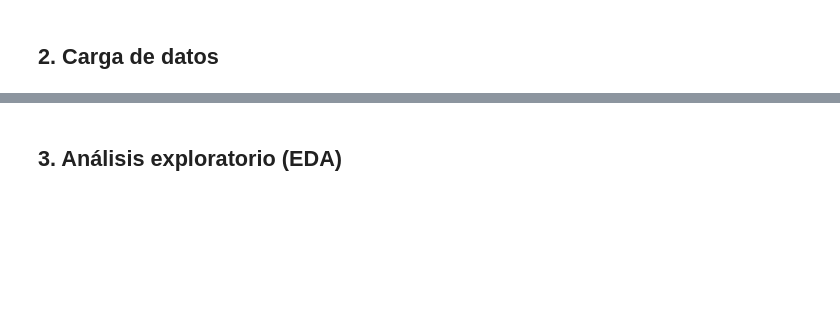
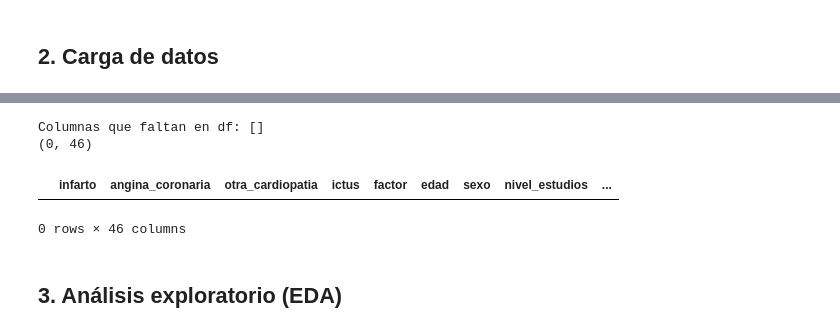
Before and after one commit to jorgeshzhndz/Riesgo_Cardiovascular_ML, a Jupyter notebook: notebooks/ML_Cardiovascular_Risk.ipynb, the cells around one changed output, grey strips where cells are left out. Saved outputs shown, nothing was run; the diff lists cells and outputs as text; code cells hidden in the pictures; blank space fills up the shorter version.

```diff
--- a/notebooks/ML_Cardiovascular_Risk.ipynb
+++ b/notebooks/ML_Cardiovascular_Risk.ipynb
@@ -59,2 +222,70 @@ NameError: name 'pd' is not defined
+# %%
+nombres = {
+    # objetivo (luego se combinan en 'ecv')
+    "C5a_2": "infarto", "C5a_3": "angina_coronaria",
+    "C5a_4": "otra_cardiopatia", "C5a_24": "ictus",
+
+    # peso muestral (solo para el EDA, no es predictor)
+    "FACTORADULTO": "factor",
+
+    # demografía y socioeconómicas
+    "EDADa": "edad", "SEXOa": "sexo", "NIVEST": "nivel_estudios",
+    "CLASE_PR": "clase_social", "CCAA": "ccaa",
+
+    # cuerpo (luego se calcula 'imc')
+    "N1": "altura_cm", "N2": "peso_kg",
+
+    # antecedentes clínicos
+    "C5a_1": "tension_alta", "C5a_15": "colesterol_alto", "C5a_12": "diabetes",
+    "C5a_11": "epoc", "C5a_30": "problemas_rinon", "C5a_25": "migrana",
+    "C5a_27": "tumor_maligno",
+
+    # salud mental
+    "C5a_21": "depresion", "C5a_22": "ansiedad", "C5a_23": "otros_problemas_mentales",
+    "SEVERIDAD_DEPRESIVA": "severidad_depresiva",
+    # opcionales, descomenta para probarlas
+    # "K3_14a": "toma_antidepresivos", "K3_7a": "toma_tranquilizantes",
+
+    # tabaco
+    "Q1": "fuma", "Q2": "cigarrillos_dia", "Q6": "humo_ajeno", "Q8": "vapeo",
+
+    # alcohol
+    "R1": "frec_alcohol", "R3": "frec_atracon_alcohol",
+
+    # ejercicio y sedentarismo (luego se calcula 'horas_sentado')
+    "O1": "actividad_trabajo", "O2": "ejercicio_ocio", "O3": "dias_camina",
+    "O7": "dias_deporte", "O9": "dias_fuerza",
+    "O10_1": "sentado_h", "O10_2": "sentado_min",
+
+    # dieta
+    "P1_1": "dieta_fruta", "P1_9": "dieta_verdura", "P1_10": "dieta_legumbres",
+    "P1_6": "dieta_pescado", "P1_2": "dieta_carne_procesada", "P1_12": "dieta_dulces",
+    "P1_13": "dieta_refrescos", "P1_14": "dieta_comida_rapida", "P1_15": "dieta_aperitivos",
+
+    # apoyo social
+    "S1": "apoyo_personas",
+}
+
+# 1. Comprobar que todas las columnas existen en df
+cols_originales = list(nombres.keys())
+faltan = [c for c in cols_originales + ["PROXY_0"] if c not in df.columns]
+print("Columnas que faltan en df:", faltan)
+
+# 2. Quedarse solo con las columnas elegidas
+df = df[["PROXY_0"] + cols_originales].copy()
+
+# 3. Filtrar a quienes responden por sí mismos y quitar PROXY_0
+df = df[df["PROXY_0"] == "Sí"].drop(columns="PROXY_0")
+
+# 4. Renombrar
+df = df.rename(columns=nombres)
+
+print(df.shape)
+df.head()
+# %% [output]
+Columnas que faltan en df: []
+(0, 46)
+|  | infarto | angina_coronaria | otra_cardiopatia | ictus | factor | edad | sexo | nivel_estudios | ... |
+0 rows × 46 columns
 # %% [markdown]
 ## 3. Análisis exploratorio (EDA)
```
Also changed, not shown: parts of 11 cells of this notebook.
